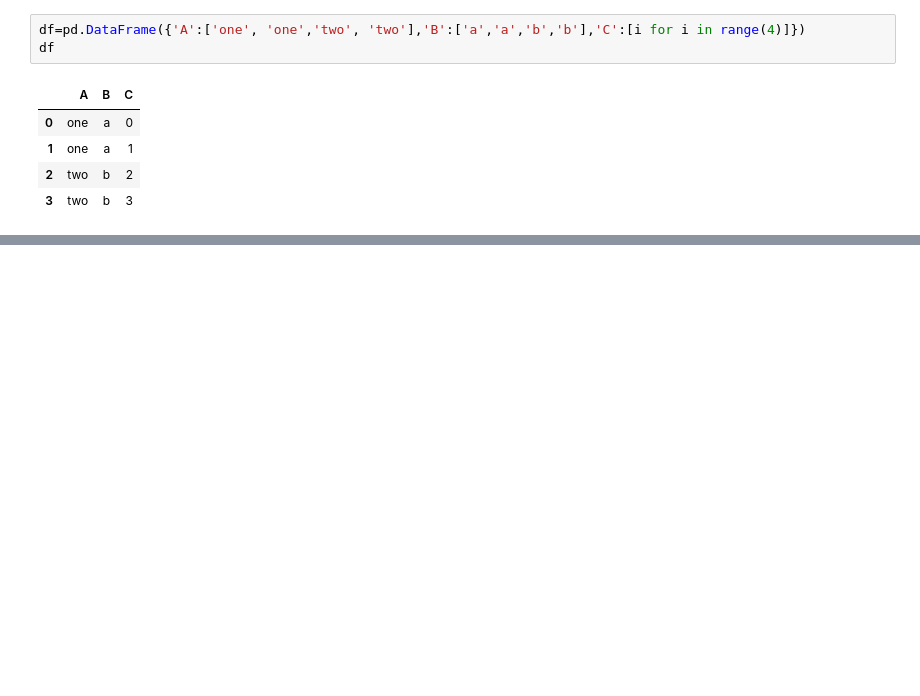
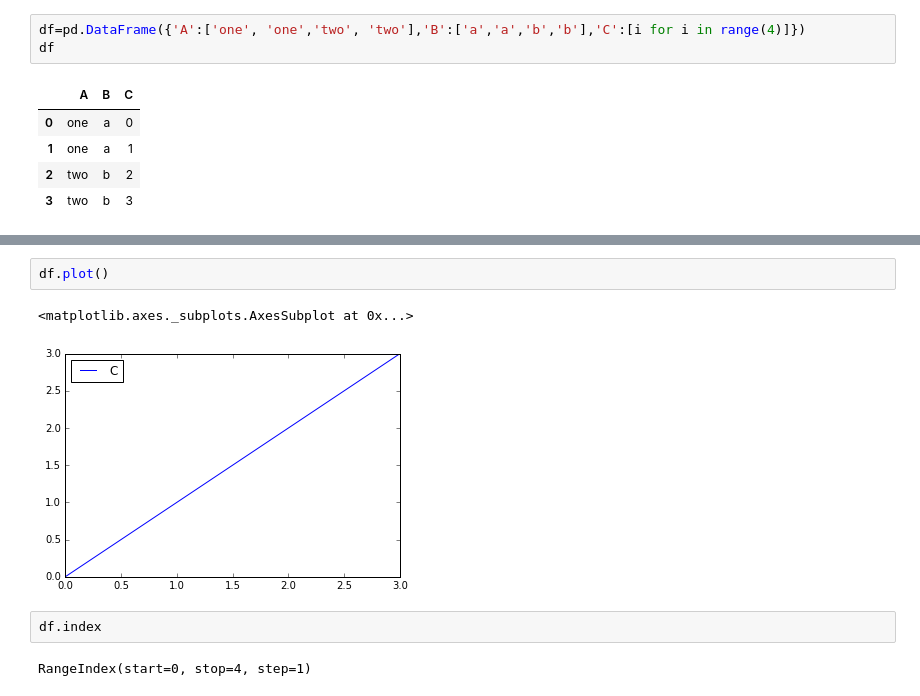
Before and after one commit to Puneet-Shivanand/pandas-101, a Jupyter notebook: AirBase data mining.ipynb, the cells around one changed output, grey strips where cells are left out. Drawn from its saved outputs; the diff is of its cells as text; blank space fills up the shorter version.

```diff
--- a/AirBase data mining.ipynb
+++ b/AirBase data mining.ipynb
@@ -57,0 +216,9 @@ KeyError: 'A'
+# %%
+df.plot()
+# %% [output]
+<matplotlib.axes._subplots.AxesSubplot at 0x...>
+[figure, added]
+# %%
+df.index
+# %% [output]
+RangeIndex(start=0, stop=4, step=1)
```
Also changed, not shown: parts of 26 cells of this notebook.
